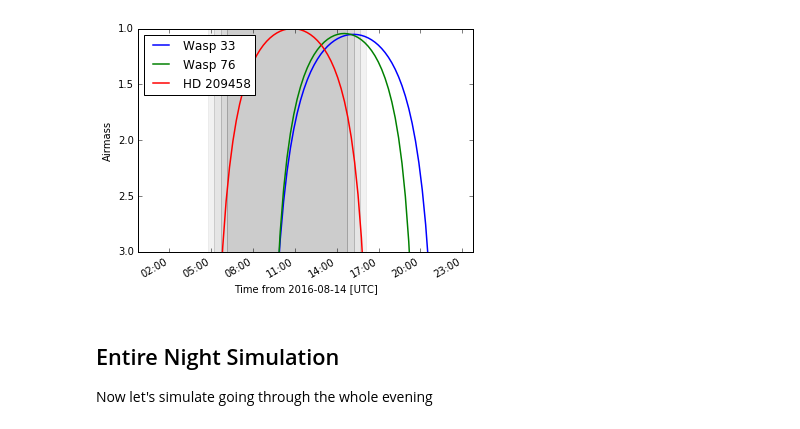
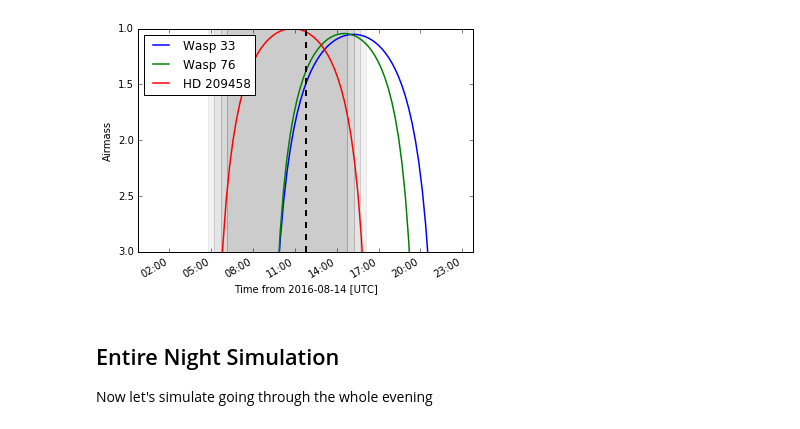
Before and after one commit to panoptes/POCS, a Jupyter notebook: examples/notebooks/Scheduler Playground.ipynb, the cells around one changed output. Drawn from its saved outputs; the diff is of its cells as text; code cells hidden in the pictures.

```diff
--- a/examples/notebooks/Scheduler Playground.ipynb
+++ b/examples/notebooks/Scheduler Playground.ipynb
@@ -92,12 +93,12 @@ Field: HD 209458    Merit: 102.0
 # %%
 plot_airmass([scheduler.observations[name].field for name, merit in best],
              scheduler.observer, t2,
              brightness_shading=True)
-
+plt.axvline(t2.plot_date, lw=2, ls='--', c='k')
 plt.legend(loc=2)
 plt.show()
 # %% [output]
-[figure, old version]
+[figure, new version]
 # %% [markdown]
 ## Entire Night Simulation
 
```
Also changed, not shown: parts of 5 cells of this notebook, 3 other files.
